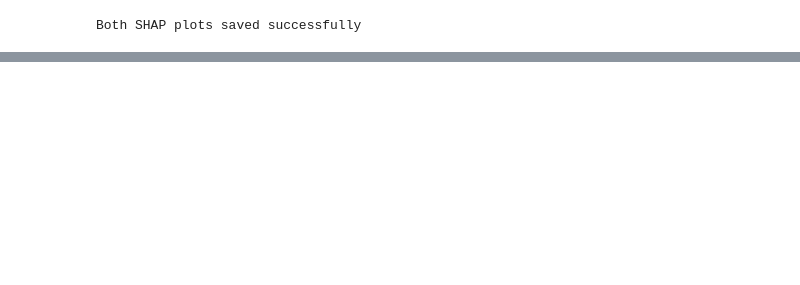
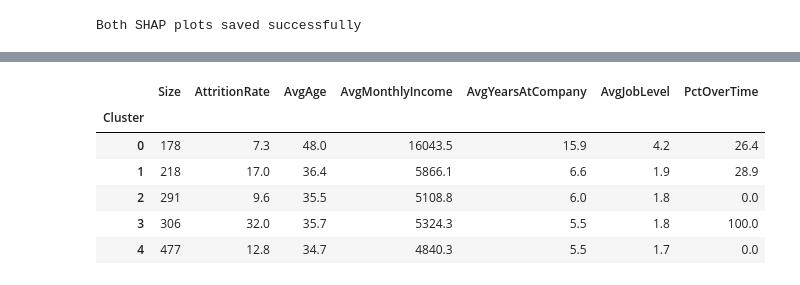
Before and after one commit to zainaahamed-work/Employee-Attrition-Analytics-XAI, a Jupyter notebook: Employee_Attrition_Project.ipynb, the cells around one changed output, grey strips where cells are left out. Saved outputs shown, nothing was run; the diff lists cells and outputs as text; code cells hidden in the pictures; blank space fills up the shorter version.

```diff
--- a/Employee_Attrition_Project.ipynb
+++ b/Employee_Attrition_Project.ipynb
@@ -487,0 +549,29 @@ Both SHAP plots saved successfully
+# %%
+# Load a fresh, readable copy of the data to describe each cluster in plain terms
+df_cluster_profile = pd.read_csv('/content/drive/MyDrive/Employee_Attrition_Project/WA_Fn-UseC_-HR-Employee-Attrition.csv')
+
+# Attach the same cluster assignments computed above - row order matches exactly,
+# since both were loaded from the same original file with no reordering anywhere in the pipeline
+df_cluster_profile['Cluster'] = cluster_labels
+df_cluster_profile['Attrition_num'] = df_cluster_profile['Attrition'].map({'Yes': 1, 'No': 0})
+
+# Build a readable summary of each cluster's defining characteristics
+cluster_summary = df_cluster_profile.groupby('Cluster').agg(
+    Size=('Age', 'count'),
+    AttritionRate=('Attrition_num', lambda x: round(x.mean()*100, 1)),
+    AvgAge=('Age', 'mean'),
+    AvgMonthlyIncome=('MonthlyIncome', 'mean'),
+    AvgYearsAtCompany=('YearsAtCompany', 'mean'),
+    AvgJobLevel=('JobLevel', 'mean'),
+    PctOverTime=('OverTime', lambda x: round((x == 'Yes').mean() * 100, 1))
+).round(1)
+
+cluster_summary
+# %% [output]
+|  | Size | AttritionRate | AvgAge | AvgMonthlyIncome | AvgYearsAtCompany | AvgJobLevel | PctOverTime |
+| Cluster |  |  |  |  |  |  |  |
+| 0 | 178 | 7.3 | 48.0 | 16043.5 | 15.9 | 4.2 | 26.4 |
+| 1 | 218 | 17.0 | 36.4 | 5866.1 | 6.6 | 1.9 | 28.9 |
+| 2 | 291 | 9.6 | 35.5 | 5108.8 | 6.0 | 1.8 | 0.0 |
+| 3 | 306 | 32.0 | 35.7 | 5324.3 | 5.5 | 1.8 | 100.0 |
+| 4 | 477 | 12.8 | 34.7 | 4840.3 | 5.5 | 1.7 | 0.0 |
```
Also changed, not shown: parts of 7 cells of this notebook.
